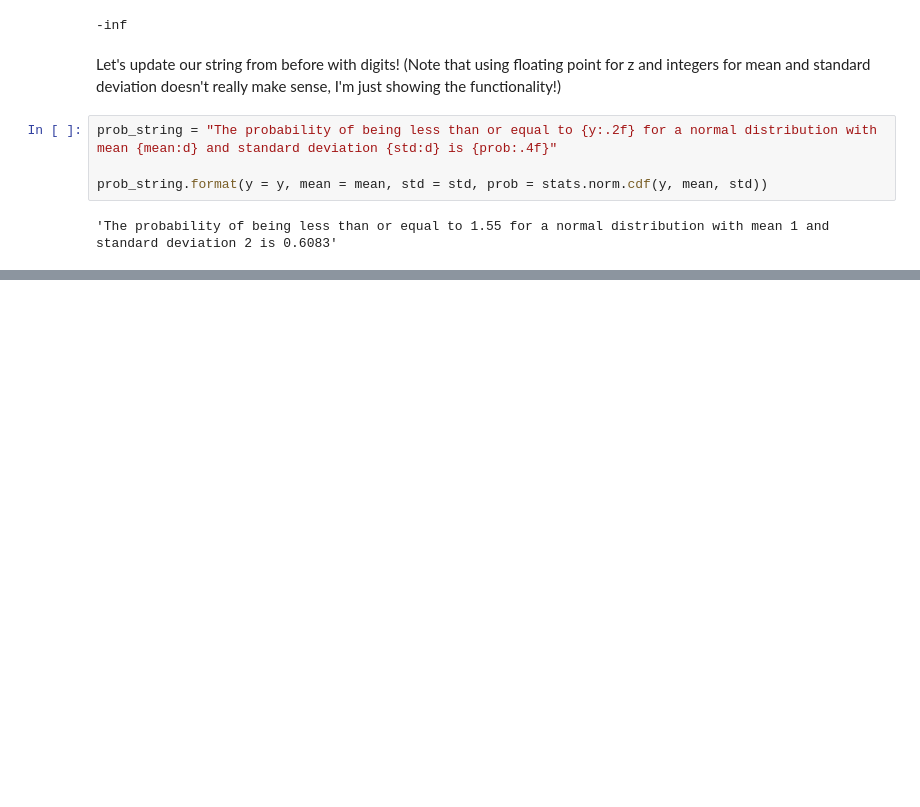
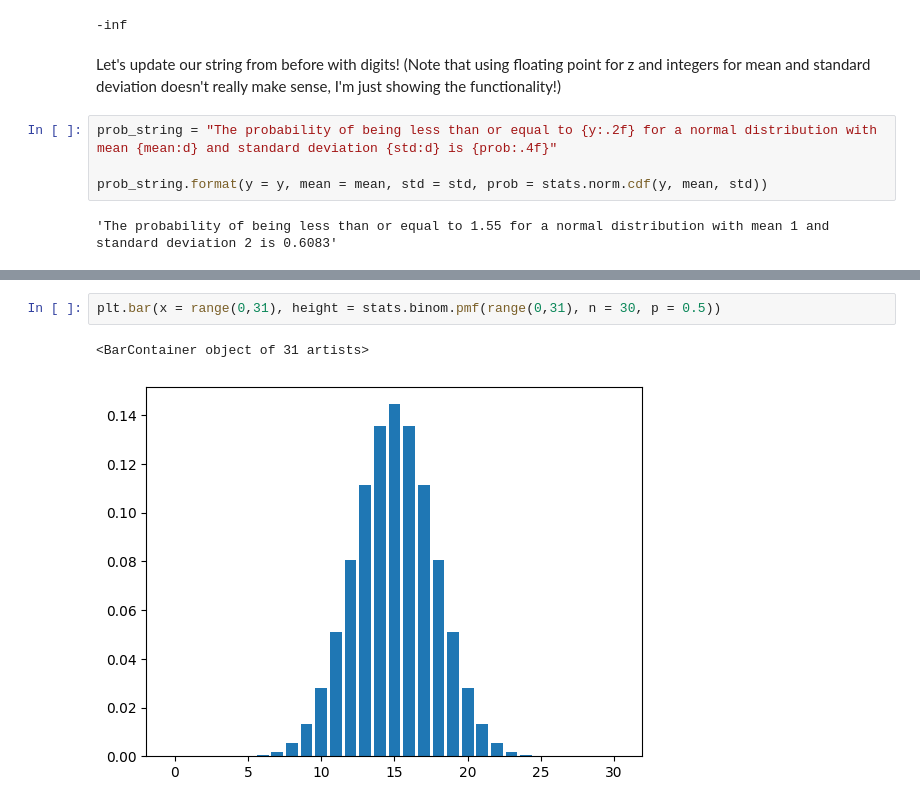
Before and after one commit to jbpost2/ST-554-Big-Data-With-Python-Course-Notes, a Jupyter notebook: Learning_Python.ipynb, the cells around one changed output, grey strips where cells are left out. Cells and saved outputs as stored; diff of their text form; blank space fills up the shorter version.

```diff
--- a/Learning_Python.ipynb
+++ b/Learning_Python.ipynb
@@ -234,0 +304,5 @@ prob_string.format(y = y, mean = mean, std = std, prob = stats.norm.cdf(y, mean,
+# %%
+plt.bar(x = range(0,31), height = stats.binom.pmf(range(0,31), n = 30, p = 0.5))
+# %% [output]
+<BarContainer object of 31 artists>
+[figure, added]
```
Also changed, not shown: parts of 91 cells of this notebook.
